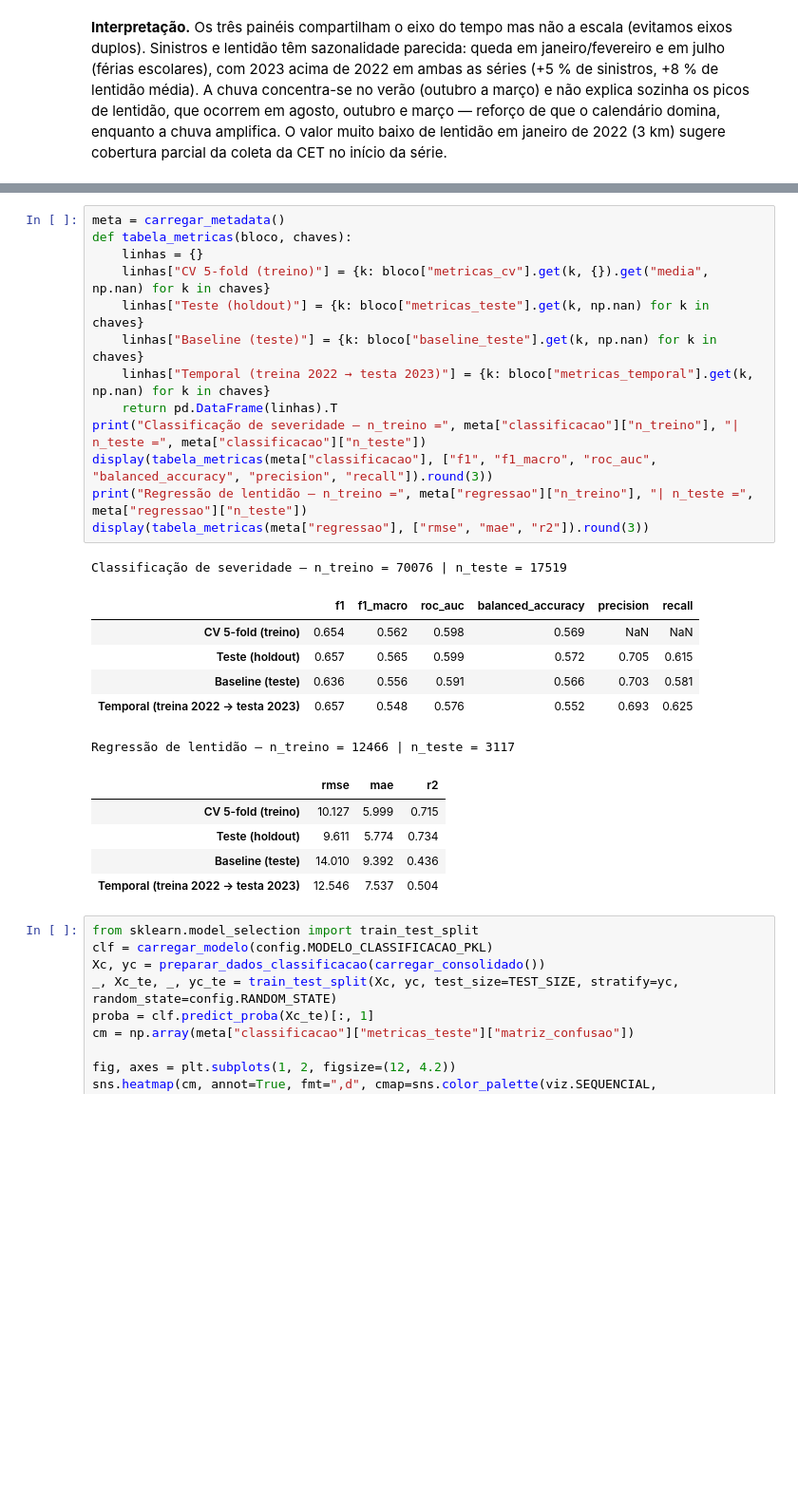
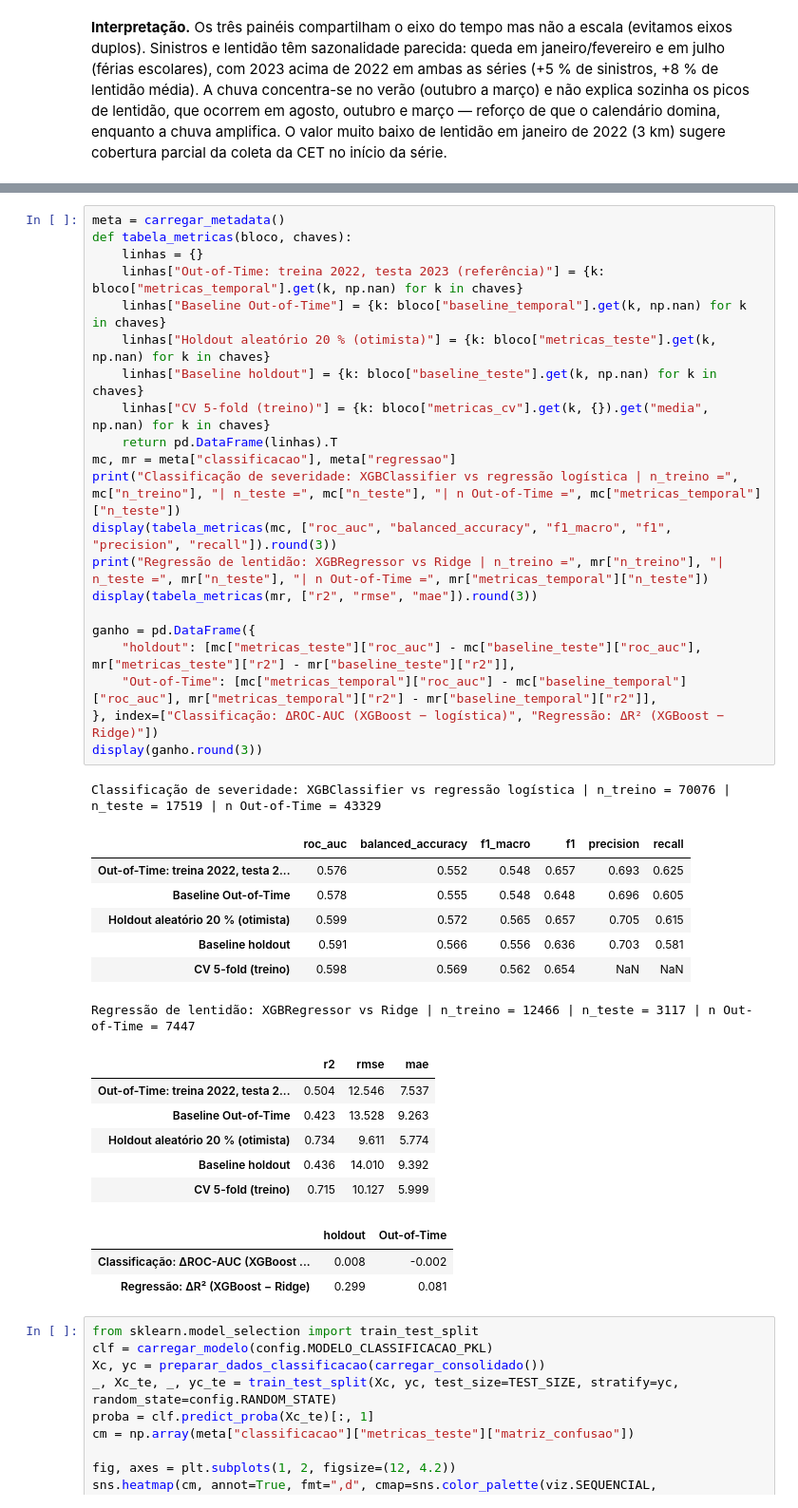
Before and after one commit to cuidarplus/cuidarplus-data-science-and-analytics, a Jupyter notebook: notebooks/01_relatorio_analise_mobilidade.ipynb, the cells around one changed output, grey strips where cells are left out. Shown at 95% size. Drawn from its saved outputs; the diff is of its cells as text; blank space fills up the shorter version.

```diff
--- a/notebooks/01_relatorio_analise_mobilidade.ipynb
+++ b/notebooks/01_relatorio_analise_mobilidade.ipynb
@@ -309,29 +580,42 @@ Dois modelos foram treinados em `src/modeling.py` e salvos em `.pkl` na raiz:
 # %%
 meta = carregar_metadata()
 def tabela_metricas(bloco, chaves):
     linhas = {}
+    linhas["Out-of-Time: treina 2022, testa 2023 (referência)"] = {k: bloco["metricas_temporal"].get(k, np.nan) for k in chaves}
+    linhas["Baseline Out-of-Time"] = {k: bloco["baseline_temporal"].get(k, np.nan) for k in chaves}
+    linhas["Holdout aleatório 20 % (otimista)"] = {k: bloco["metricas_teste"].get(k, np.nan) for k in chaves}
+    linhas["Baseline holdout"] = {k: bloco["baseline_teste"].get(k, np.nan) for k in chaves}
     linhas["CV 5-fold (treino)"] = {k: bloco["metricas_cv"].get(k, {}).get("media", np.nan) for k in chaves}
-    linhas["Teste (holdout)"] = {k: bloco["metricas_teste"].get(k, np.nan) for k in chaves}
-    linhas["Baseline (teste)"] = {k: bloco["baseline_teste"].get(k, np.nan) for k in chaves}
-    linhas["Temporal (treina 2022 → testa 2023)"] = {k: bloco["metricas_temporal"].get(k, np.nan) for k in chaves}
     return pd.DataFrame(linhas).T
-print("Classificação de severidade — n_treino =", meta["classificacao"]["n_treino"], "| n_teste =", meta["classificacao"]["n_teste"])
-display(tabela_metricas(meta["classificacao"], ["f1", "f1_macro", "roc_auc", "balanced_accuracy", "precision", "recall"]).round(3))
-print("Regressão de lentidão — n_treino =", meta["regressao"]["n_treino"], "| n_teste =", meta["regressao"]["n_teste"])
-display(tabela_metricas(meta["regressao"], ["rmse", "mae", "r2"]).round(3))
+mc, mr = meta["classificacao"], meta["regressao"]
+print("Classificação de severidade: XGBClassifier vs regressão logística | n_treino =", mc["n_treino"], "| n_teste =", mc["n_teste"], "| n Out-of-Time =", mc["metricas_temporal"]["n_teste"])
+display(tabela_metricas(mc, ["roc_auc", "balanced_accuracy", "f1_macro", "f1", "precision", "recall"]).round(3))
+print("Regressão de lentidão: XGBRegressor vs Ridge | n_treino =", mr["n_treino"], "| n_teste =", mr["n_teste"], "| n Out-of-Time =", mr["metricas_temporal"]["n_teste"])
+display(tabela_metricas(mr, ["r2", "rmse", "mae"]).round(3))
+
+ganho = pd.DataFrame({
+    "holdout": [mc["metricas_teste"]["roc_auc"] - mc["baseline_teste"]["roc_auc"], mr["metricas_teste"]["r2"] - mr["baseline_teste"]["r2"]],
+    "Out-of-Time": [mc["metricas_temporal"]["roc_auc"] - mc["baseline_temporal"]["roc_auc"], mr["metricas_temporal"]["r2"] - mr["baseline_temporal"]["r2"]],
+}, index=["Classificação: ΔROC-AUC (XGBoost − logística)", "Regressão: ΔR² (XGBoost − Ridge)"])
+display(ganho.round(3))
 # %% [output]
-Classificação de severidade — n_treino = 70076 | n_teste = 17519
+Classificação de severidade: XGBClassifier vs regressão logística | n_treino = 70076 | n_teste = 17519 | n Out-of-Time = 43329
-|  | f1 | f1_macro | roc_auc | balanced_accuracy | precision | recall |
-| CV 5-fold (treino) | 0.654 | 0.562 | 0.598 | 0.569 | NaN | NaN |
-| Teste (holdout) | 0.657 | 0.565 | 0.599 | 0.572 | 0.705 | 0.615 |
-| Baseline (teste) | 0.636 | 0.556 | 0.591 | 0.566 | 0.703 | 0.581 |
-| Temporal (treina 2022 → testa 2023) | 0.657 | 0.548 | 0.576 | 0.552 | 0.693 | 0.625 |
+|  | roc_auc | balanced_accuracy | f1_macro | f1 | precision | recall |
+| Out-of-Time: treina 2022, testa 2... | 0.576 | 0.552 | 0.548 | 0.657 | 0.693 | 0.625 |
+| Baseline Out-of-Time | 0.578 | 0.555 | 0.548 | 0.648 | 0.696 | 0.605 |
+| Holdout aleatório 20 % (otimista) | 0.599 | 0.572 | 0.565 | 0.657 | 0.705 | 0.615 |
+| Baseline holdout | 0.591 | 0.566 | 0.556 | 0.636 | 0.703 | 0.581 |
+| CV 5-fold (treino) | 0.598 | 0.569 | 0.562 | 0.654 | NaN | NaN |
-Regressão de lentidão — n_treino = 12466 | n_teste = 3117
+Regressão de lentidão: XGBRegressor vs Ridge | n_treino = 12466 | n_teste = 3117 | n Out-of-Time = 7447
-|  | rmse | mae | r2 |
-| CV 5-fold (treino) | 10.127 | 5.999 | 0.715 |
-| Teste (holdout) | 9.611 | 5.774 | 0.734 |
-| Baseline (teste) | 14.010 | 9.392 | 0.436 |
-| Temporal (treina 2022 → testa 2023) | 12.546 | 7.537 | 0.504 |
+|  | r2 | rmse | mae |
+| Out-of-Time: treina 2022, testa 2... | 0.504 | 12.546 | 7.537 |
+| Baseline Out-of-Time | 0.423 | 13.528 | 9.263 |
+| Holdout aleatório 20 % (otimista) | 0.734 | 9.611 | 5.774 |
+| Baseline holdout | 0.436 | 14.010 | 9.392 |
+| CV 5-fold (treino) | 0.715 | 10.127 | 5.999 |
+|  | holdout | Out-of-Time |
+| Classificação: ΔROC-AUC (XGBoost ... | 0.008 | -0.002 |
+| Regressão: ΔR² (XGBoost − Ridge) | 0.299 | 0.081 |
 # %%
 from sklearn.model_selection import train_test_split
 clf = carregar_modelo(config.MODELO_CLASSIFICACAO_PKL)
```
Also changed, not shown: parts of 29 cells of this notebook.
